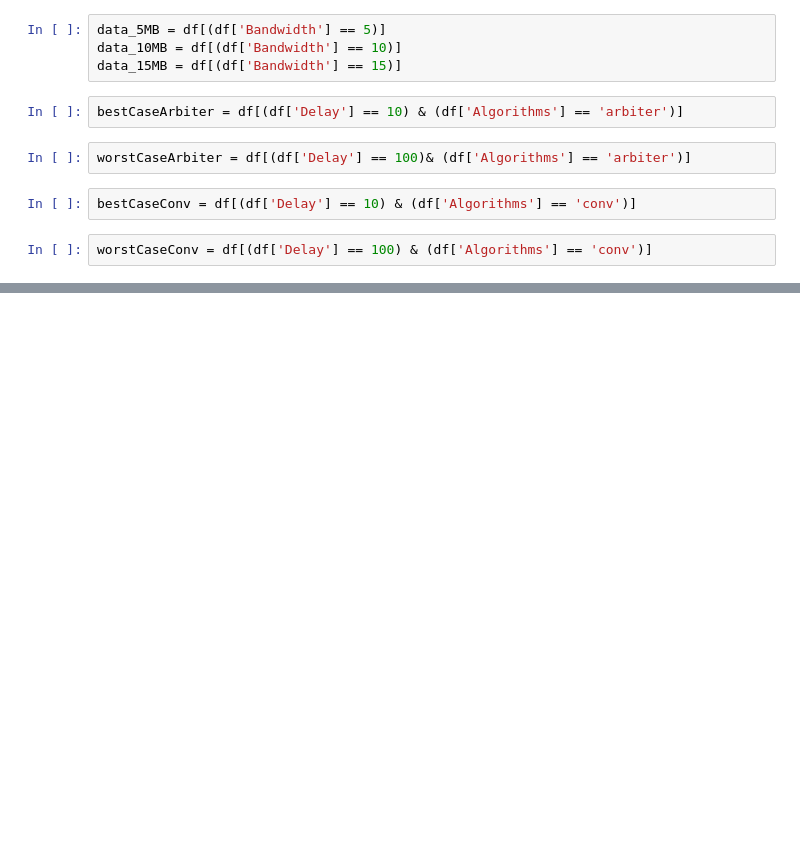
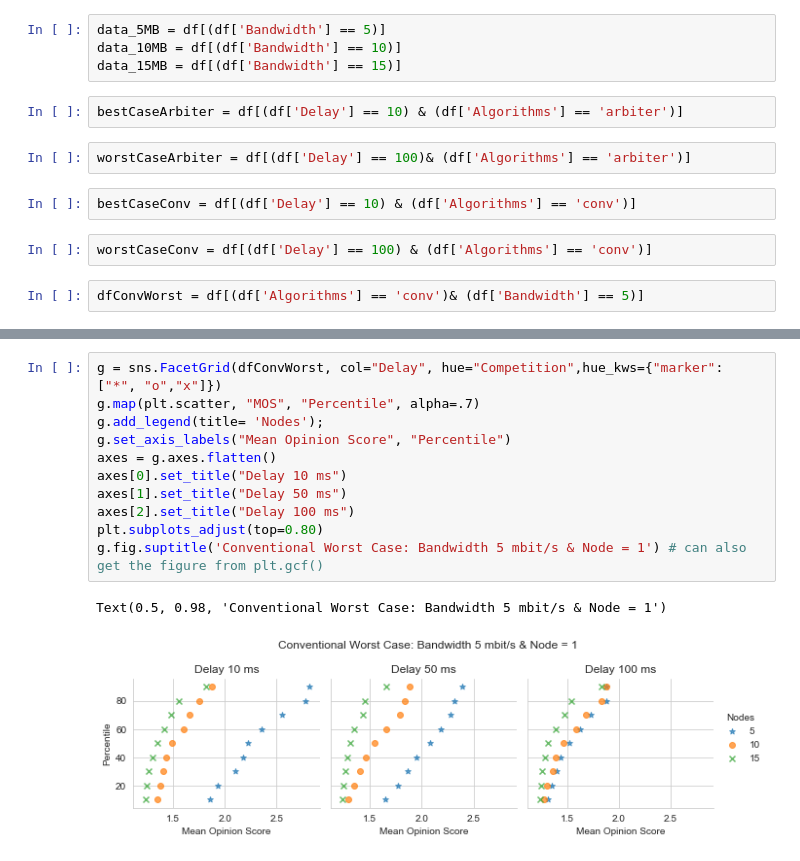
Before and after one commit to razaulmustafa852/goDash, a Jupyter notebook: goDashPercentiles.ipynb, the cells around one changed output, grey strips where cells are left out. Cells and saved outputs as stored; diff of their text form; blank space fills up the shorter version.

```diff
--- a/goDashPercentiles.ipynb
+++ b/goDashPercentiles.ipynb
@@ -29,3 +29,5 @@ worstCaseArbiter = df[(df['Delay'] == 100)& (df['Algorithms'] == 'arbiter')]
 bestCaseConv = df[(df['Delay'] == 10) & (df['Algorithms'] == 'conv')]
 # %%
 worstCaseConv = df[(df['Delay'] == 100) & (df['Algorithms'] == 'conv')]
+# %%
+dfConvWorst = df[(df['Algorithms'] == 'conv')& (df['Bandwidth'] == 5)]
@@ -87,0 +96,14 @@ Text(0.5, 0.98, 'Worst Case: Delay 100ms & Node = 1')
+# %%
+g = sns.FacetGrid(dfConvWorst, col="Delay", hue="Competition",hue_kws={"marker": ["*", "o","x"]})
+g.map(plt.scatter, "MOS", "Percentile", alpha=.7)
+g.add_legend(title= 'Nodes');
+g.set_axis_labels("Mean Opinion Score", "Percentile")
+axes = g.axes.flatten()
+axes[0].set_title("Delay 10 ms")
+axes[1].set_title("Delay 50 ms")
+axes[2].set_title("Delay 100 ms")
+plt.subplots_adjust(top=0.80)
+g.fig.suptitle('Conventional Worst Case: Bandwidth 5 mbit/s & Node = 1') # can also get the figure from plt.gcf()
+# %% [output]
+Text(0.5, 0.98, 'Conventional Worst Case: Bandwidth 5 mbit/s & Node = 1')
+[figure, added]
```
Also changed, not shown: parts of 19 cells of this notebook.
